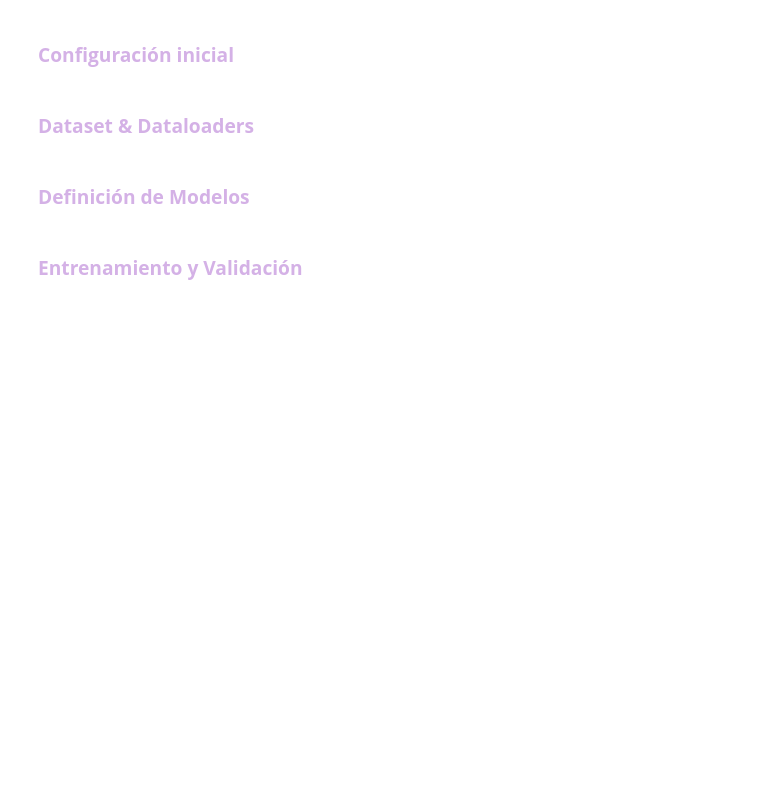
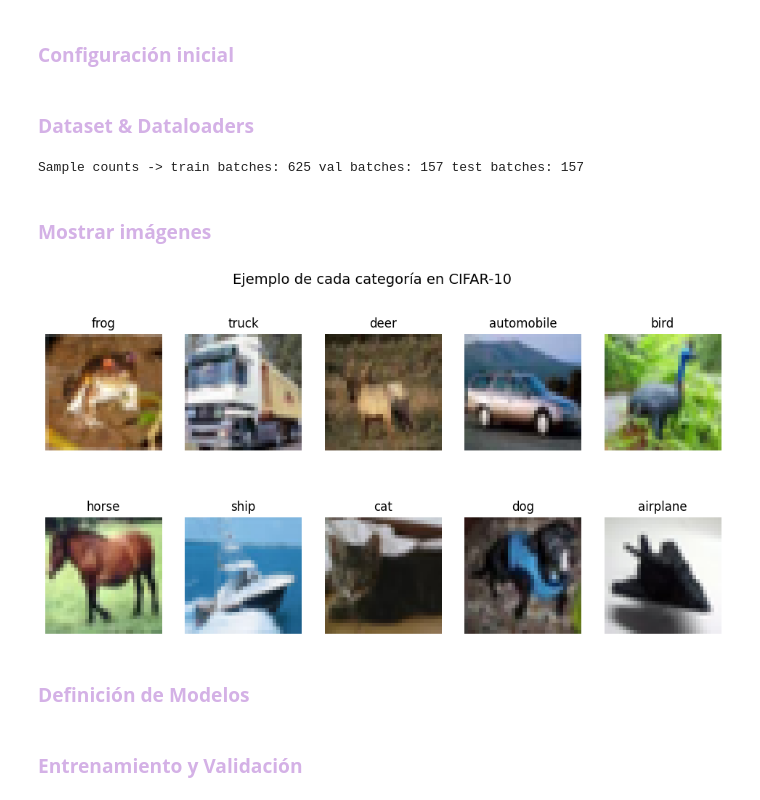
Before and after one commit to Moni-Ib/Lab2-Training_CNNs, a Jupyter notebook: nn_training_study.ipynb, the cells around one changed output. Cells and saved outputs as stored; diff of their text form; code cells hidden in the pictures; blank space fills up the shorter version.

```diff
--- a/nn_training_study.ipynb
+++ b/nn_training_study.ipynb
@@ -65,19 +68,21 @@ set_seed(BASE_SEED)
 # %% [markdown]
 ### <font color= #d4b1e6> **Dataset & Dataloaders** </font>
 # %%
-IMG_SIZE = 32
+IMG_SIZE = 224
 NUM_CLASSES = 10
 
 train_transform_baseline = transforms.Compose([
+    transforms.Resize((IMG_SIZE, IMG_SIZE)),
     transforms.RandomCrop(IMG_SIZE, padding=4),
     transforms.RandomHorizontalFlip(),
     transforms.ToTensor(),
-    transforms.Normalize((0.4914,0.4822,0.4465),(0.247,0.243,0.261))
+    transforms.Normalize((0.485,0.456,0.406),(0.229,0.224,0.225))
 ])
 
 val_transform = transforms.Compose([
+    transforms.Resize((IMG_SIZE, IMG_SIZE)),
     transforms.ToTensor(),
-    transforms.Normalize((0.4914,0.4822,0.4465),(0.247,0.243,0.261))
+    transforms.Normalize((0.485,0.456,0.406),(0.229,0.224,0.225))
 ])
 
 # We'll create a function to return loaders given batch_size and augmentation variant
@@ -101,6 +106,40 @@ def make_dataloaders(batch_size=BATCH_BASE, augmentation='baseline'):
 # quick check
 _train, _val, _test = make_dataloaders(batch_size=64)
 print("Sample counts -> train batches:", len(_train), "val batches:", len(_val), "test batches:", len(_test))
+# %% [output]
+Sample counts -> train batches: 625 val batches: 157 test batches: 157
+# %% [markdown]
+### <font color= #d4b1e6> **Mostrar imágenes** </font>
+# %%
+# --- 1️⃣ Transformación simple (sin normalizar para mostrar los colores reales)
+show_transform = transforms.Compose([transforms.ToTensor()])
+
+# --- 2️⃣ Cargar CIFAR-10
+dataset = datasets.CIFAR10(root="./data", train=True, download=True, transform=show_transform)
+
+# --- 3️⃣ Obtener nombres de las clases
+classes = dataset.classes  # ['airplane', 'automobile', 'bird', 'cat', 'deer', 'dog', 'frog', 'horse', 'ship', 'truck']
+
+# --- 4️⃣ Crear figura
+plt.figure(figsize=(12, 6))
+shown = set()
+
+# --- 5️⃣ Recorremos el dataset hasta tener una muestra de cada clase
+for img, label in dataset:
+    label_name = classes[label]
+    if label_name not in shown:
+        plt.subplot(2, 5, len(shown) + 1)
+        plt.imshow(np.transpose(img.numpy(), (1, 2, 0)))
+        plt.title(label_name)
+        plt.axis("off")
+        shown.add(label_name)
+    if len(shown) == len(classes):
+        break
+
+plt.suptitle("Ejemplo de cada categoría en CIFAR-10", fontsize=14)
+plt.show()
+# %% [output]
+[figure, added]
 # %% [markdown]
 ### <font color= #d4b1e6> **Definición de Modelos** </font>
 # %%
```
Also changed, not shown: parts of 3 cells of this notebook, 1 other file.
